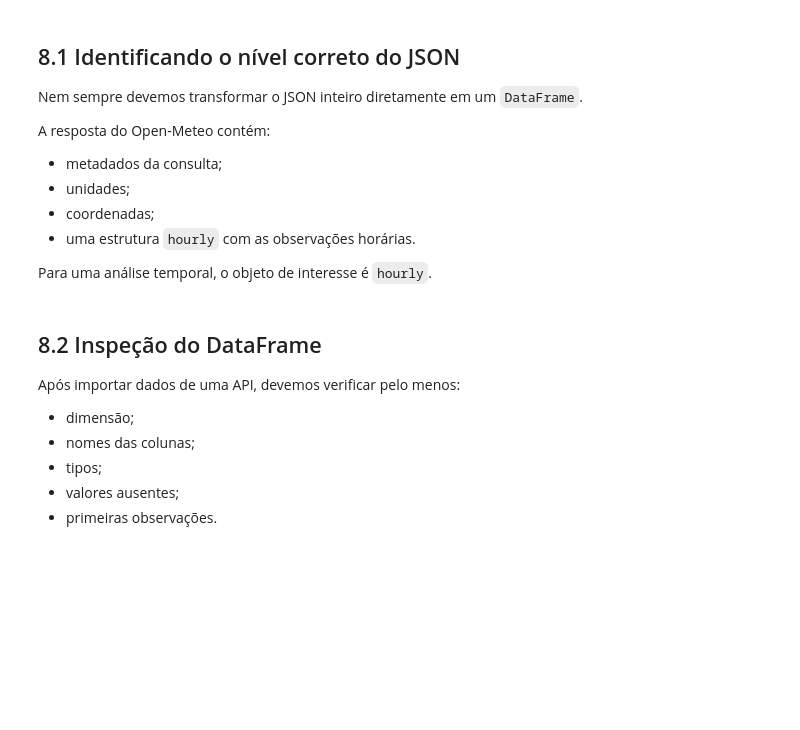
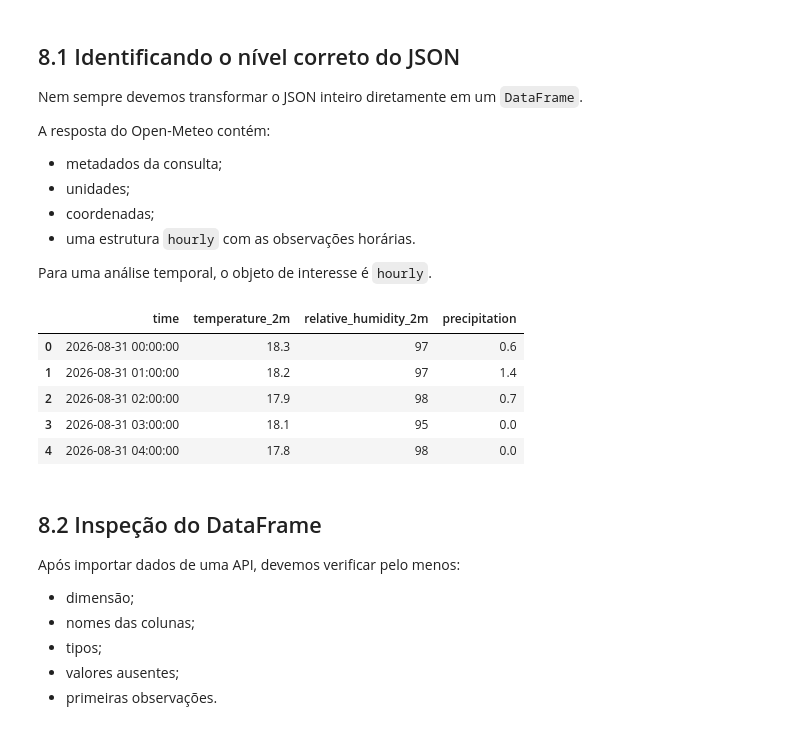
Before and after one commit to patrick0753/aulas_rafael_lapd, a Jupyter notebook: 5_Consumo_de_APIs_parte1.ipynb, the cells around one changed output. Cells and saved outputs as stored; diff of their text form; code cells hidden in the pictures; blank space fills up the shorter version.

```diff
--- a/5_Consumo_de_APIs_parte1.ipynb
+++ b/5_Consumo_de_APIs_parte1.ipynb
@@ -718,6 +825,18 @@ A resposta do Open-Meteo contém:
 - uma estrutura `hourly` com as observações horárias.
 
 Para uma análise temporal, o objeto de interesse é `hourly`.
+# %%
+dados_horarios = dados_meteo['hourly']
+df_tempo = pd.DataFrame(dados_horarios)
+df_tempo['time'] = pd.to_datetime(df_tempo['time'])
+df_tempo.head(5)
+# %% [output]
+|  | time | temperature_2m | relative_humidity_2m | precipitation |
+| 0 | 2026-08-31 00:00:00 | 18.3 | 97 | 0.6 |
+| 1 | 2026-08-31 01:00:00 | 18.2 | 97 | 1.4 |
+| 2 | 2026-08-31 02:00:00 | 17.9 | 98 | 0.7 |
+| 3 | 2026-08-31 03:00:00 | 18.1 | 95 | 0.0 |
+| 4 | 2026-08-31 04:00:00 | 17.8 | 98 | 0.0 |
 # %% [markdown]
 ## 8.2 Inspeção do DataFrame
 
```
Also changed, not shown: parts of 14 cells of this notebook.
